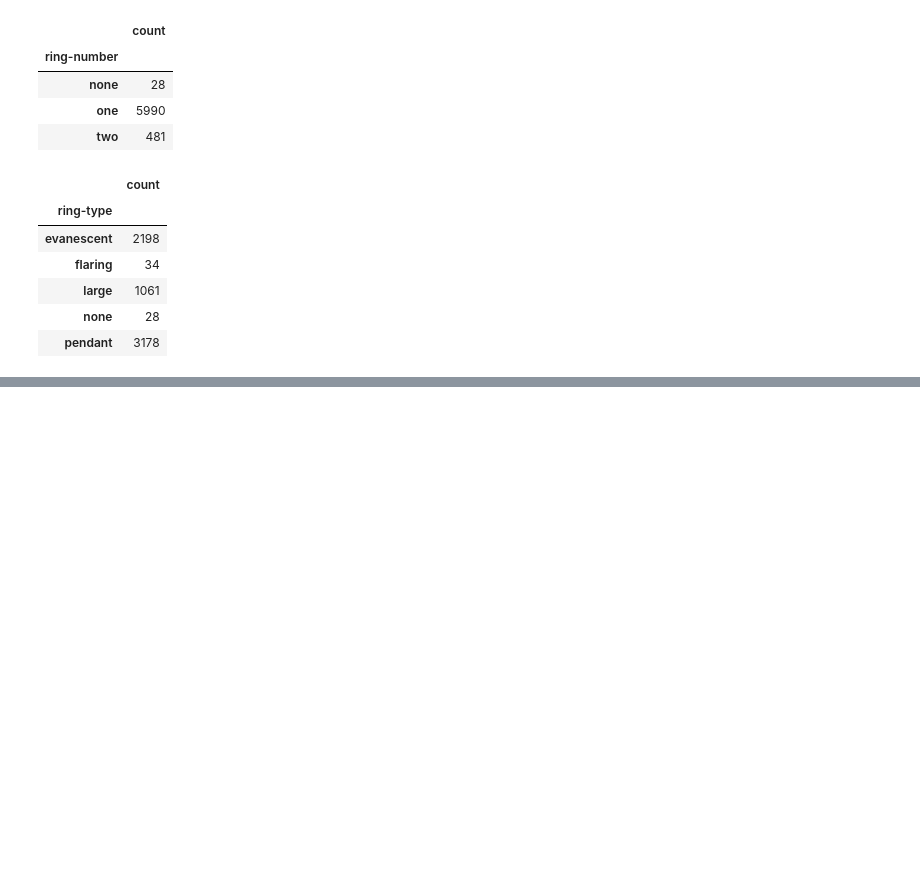
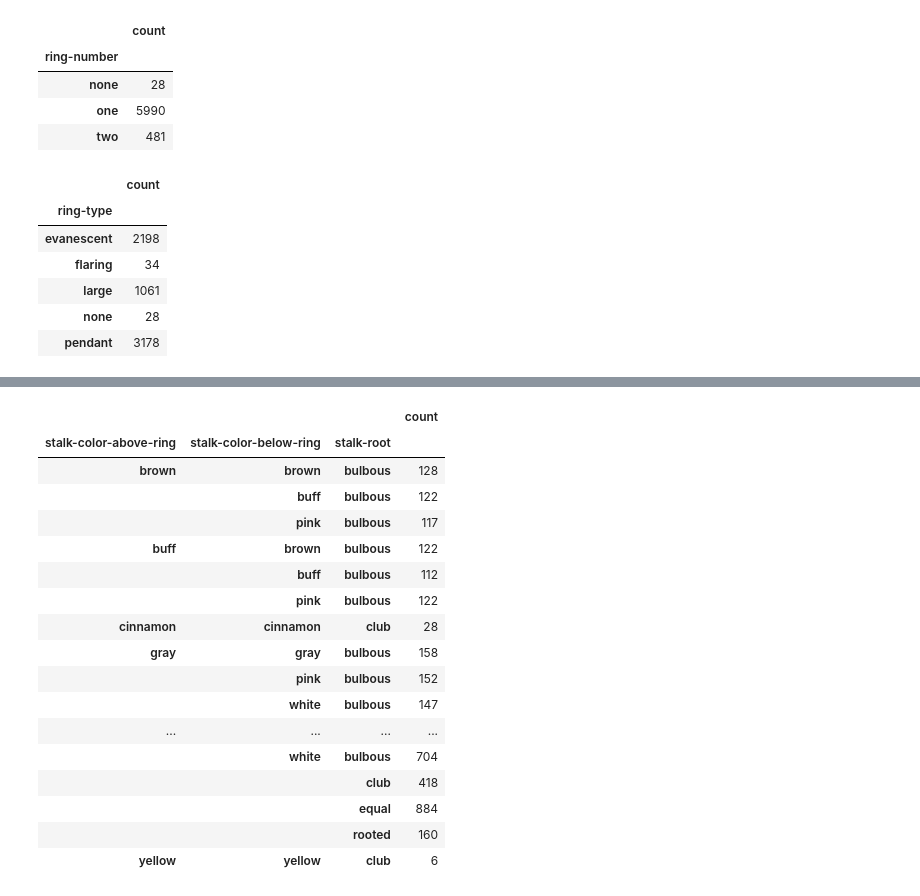
Before and after one commit to lucascheng24/COMP4431_LabAssignment, a Jupyter notebook: A8/tryT8.ipynb, the cells around one changed output, grey strips where cells are left out. Saved outputs shown, nothing was run; the diff lists cells and outputs as text; code cells hidden in the pictures; blank space fills up the shorter version.

```diff
--- a/A8/tryT8.ipynb
+++ b/A8/tryT8.ipynb
@@ -156,0 +252,21 @@ df_public.value_counts(['ring-type']).sort_index(ascending=True).to_frame()
+# %%
+df_public.value_counts(['stalk-color-above-ring', 'stalk-color-below-ring', 'stalk-root']).sort_index(ascending=True).to_frame()
+# %% [output]
+|  |  |  | count |
+| stalk-color-above-ring | stalk-color-below-ring | stalk-root |  |
+| brown | brown | bulbous | 128 |
+|  | buff | bulbous | 122 |
+|  | pink | bulbous | 117 |
+| buff | brown | bulbous | 122 |
+|  | buff | bulbous | 112 |
+|  | pink | bulbous | 122 |
+| cinnamon | cinnamon | club | 28 |
+| gray | gray | bulbous | 158 |
+|  | pink | bulbous | 152 |
+|  | white | bulbous | 147 |
+| ... | ... | ... | ... |
+|  | white | bulbous | 704 |
+|  |  | club | 418 |
+|  |  | equal | 884 |
+|  |  | rooted | 160 |
+| yellow | yellow | club | 6 |
```
Also changed, not shown: parts of 13 cells of this notebook.
